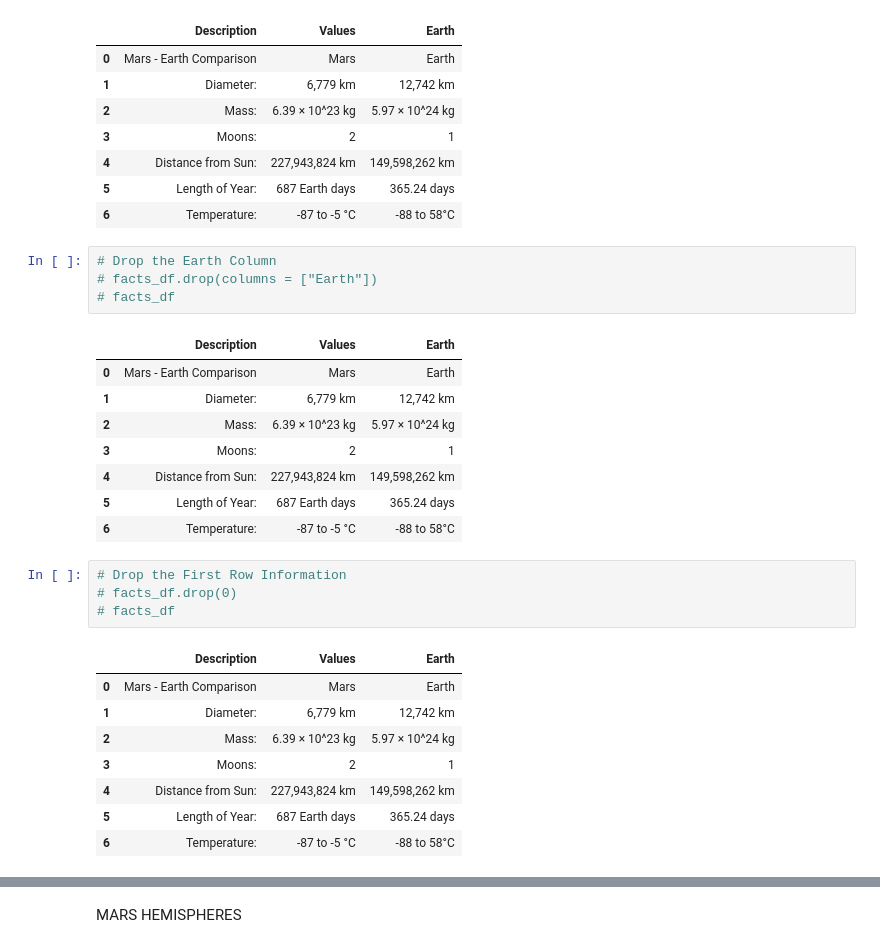
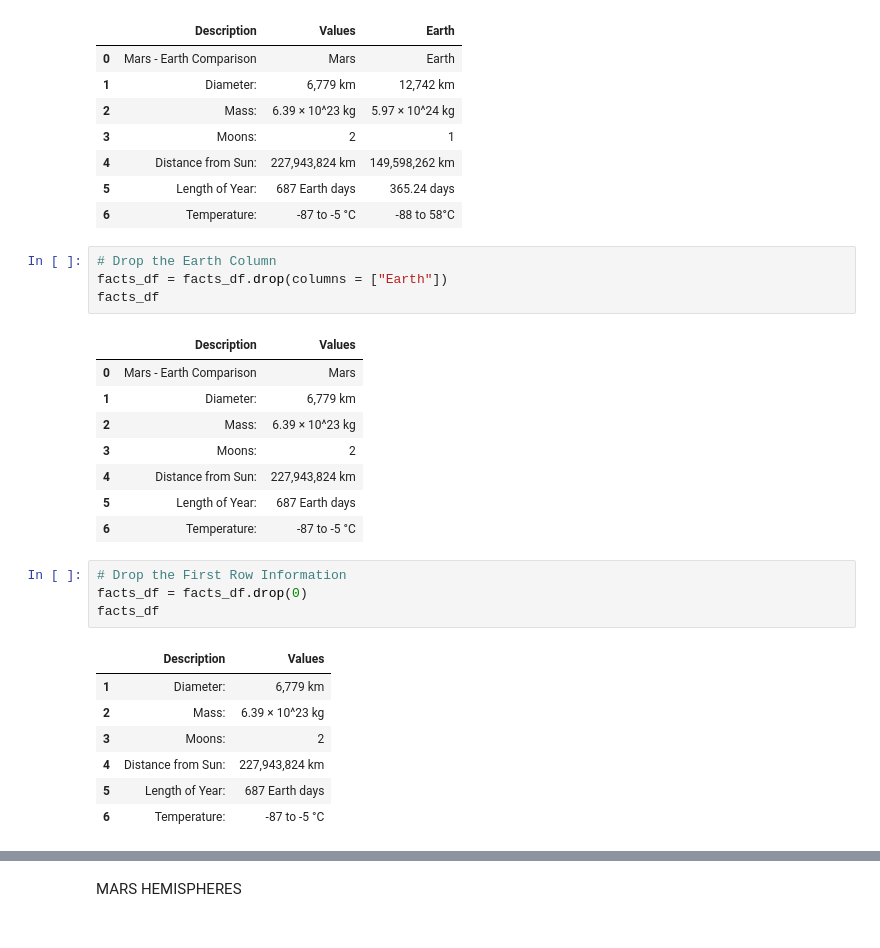
Before and after one commit to dschoen24/Mission-To-Mars-Web-Scraping, a Jupyter notebook: Missions_to_Mars/mission_to_mars.ipynb, the cells around one changed output, grey strips where cells are left out. Saved outputs shown, nothing was run; the diff lists cells and outputs as text.

```diff
--- a/Missions_to_Mars/mission_to_mars.ipynb
+++ b/Missions_to_Mars/mission_to_mars.ipynb
@@ -155,30 +157,29 @@ facts_df
 | 6 | Temperature: | -87 to -5 °C | -88 to 58°C |
 # %%
 # Drop the Earth Column
-# facts_df.drop(columns = ["Earth"])
-# facts_df
+facts_df = facts_df.drop(columns = ["Earth"])
+facts_df
 # %% [output]
-|  | Description | Values | Earth |
-| 0 | Mars - Earth Comparison | Mars | Earth |
-| 1 | Diameter: | 6,779 km | 12,742 km |
-| 2 | Mass: | 6.39 × 10^23 kg | 5.97 × 10^24 kg |
-| 3 | Moons: | 2 | 1 |
-| 4 | Distance from Sun: | 227,943,824 km | 149,598,262 km |
-| 5 | Length of Year: | 687 Earth days | 365.24 days |
-| 6 | Temperature: | -87 to -5 °C | -88 to 58°C |
+|  | Description | Values |
+| 0 | Mars - Earth Comparison | Mars |
+| 1 | Diameter: | 6,779 km |
+| 2 | Mass: | 6.39 × 10^23 kg |
+| 3 | Moons: | 2 |
+| 4 | Distance from Sun: | 227,943,824 km |
+| 5 | Length of Year: | 687 Earth days |
+| 6 | Temperature: | -87 to -5 °C |
 # %%
 # Drop the First Row Information
-# facts_df.drop(0)
-# facts_df
+facts_df = facts_df.drop(0)
+facts_df
 # %% [output]
-|  | Description | Values | Earth |
-| 0 | Mars - Earth Comparison | Mars | Earth |
-| 1 | Diameter: | 6,779 km | 12,742 km |
-| 2 | Mass: | 6.39 × 10^23 kg | 5.97 × 10^24 kg |
-| 3 | Moons: | 2 | 1 |
-| 4 | Distance from Sun: | 227,943,824 km | 149,598,262 km |
-| 5 | Length of Year: | 687 Earth days | 365.24 days |
-| 6 | Temperature: | -87 to -5 °C | -88 to 58°C |
+|  | Description | Values |
+| 1 | Diameter: | 6,779 km |
+| 2 | Mass: | 6.39 × 10^23 kg |
+| 3 | Moons: | 2 |
+| 4 | Distance from Sun: | 227,943,824 km |
+| 5 | Length of Year: | 687 Earth days |
+| 6 | Temperature: | -87 to -5 °C |
 # %%
 # Reset the Index for the DataFrame
 facts_df.set_index("Description", inplace=True)
```
Also changed, not shown: parts of 13 cells of this notebook, 3 other files.
